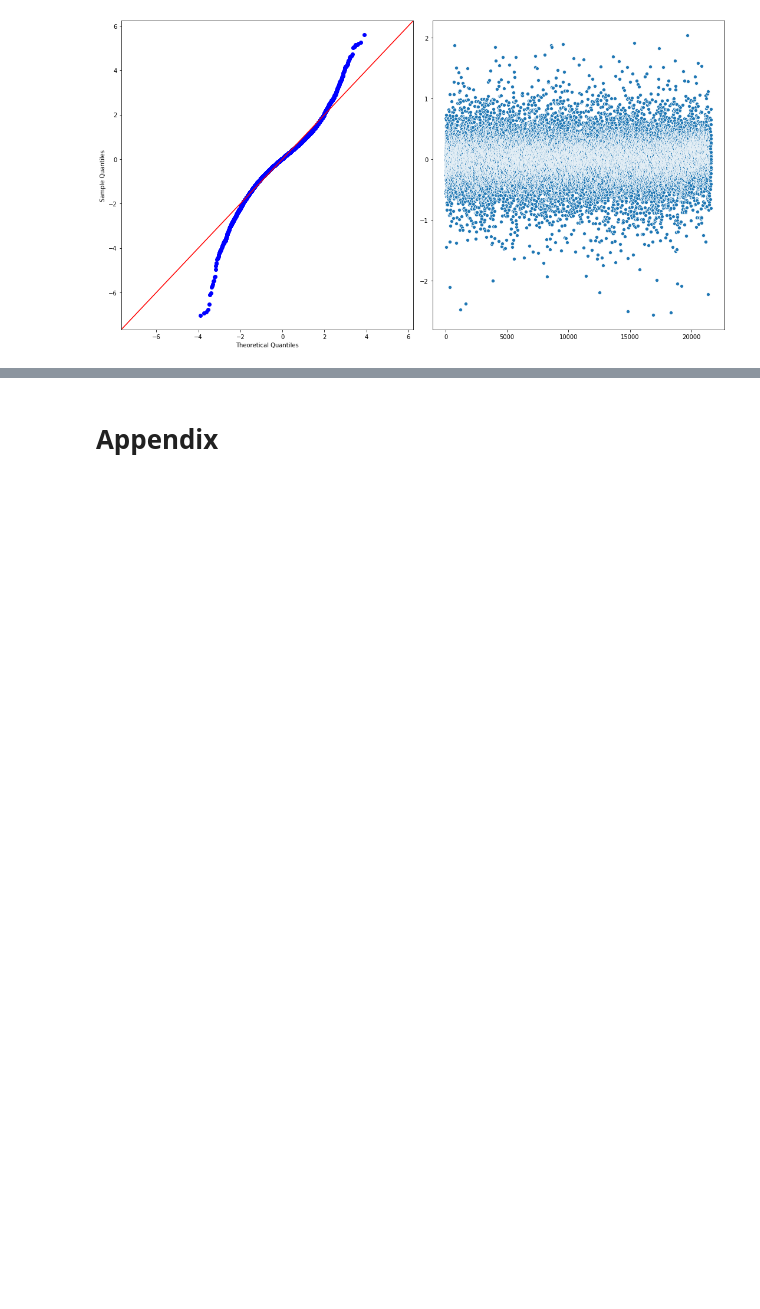
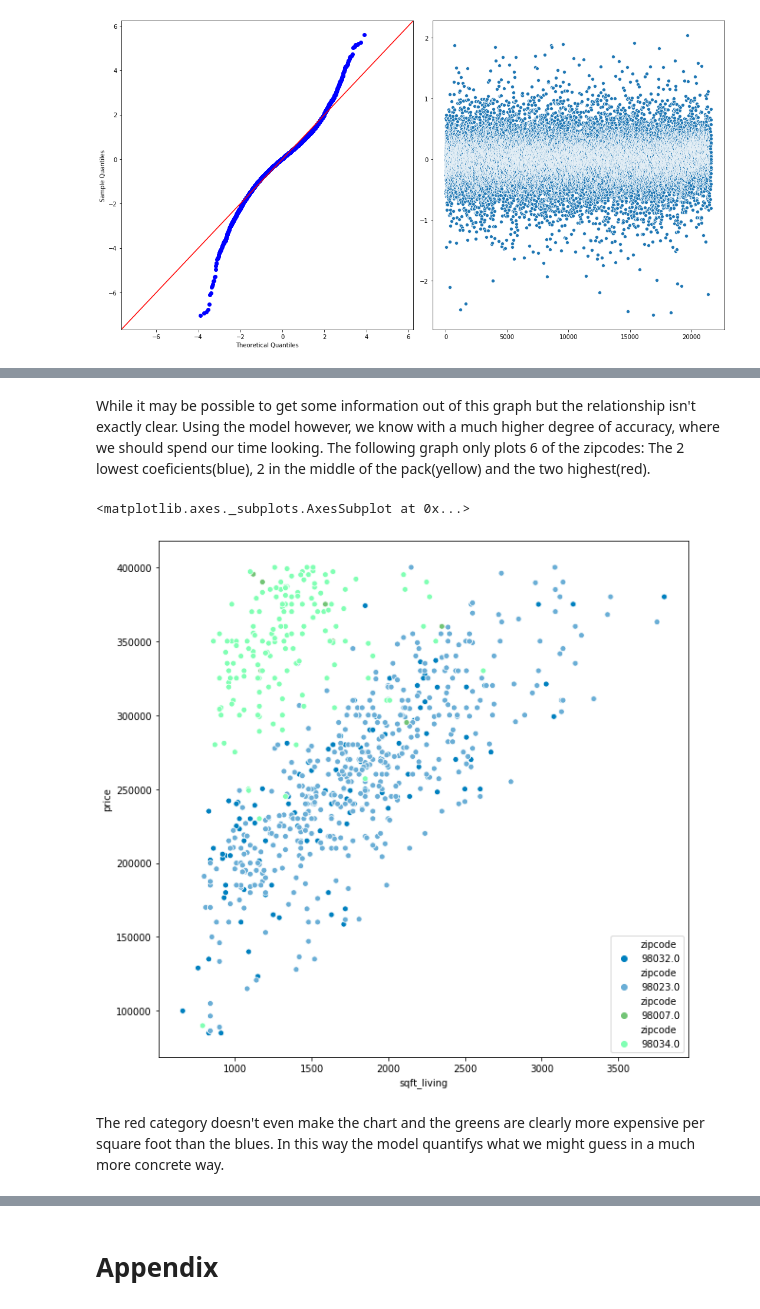
Before and after one commit to minthammock/dsc-mod-2-project-v2-1-onl01-dtsc-pt-041320, a Jupyter notebook: student.ipynb, the cells around one changed output, grey strips where cells are left out. Saved outputs shown, nothing was run; the diff lists cells and outputs as text; code cells hidden in the pictures; blank space fills up the shorter version.

```diff
--- a/student.ipynb
+++ b/student.ipynb
@@ -980,0 +963,33 @@ The final categorical variable was the zipcode in which the home resides. There
+# %% [markdown]
+While it may be possible to get some information out of this graph but the relationship isn't exactly clear. Using the model however, we know with a much higher degree of accuracy, where we should spend our time looking. The following graph only plots 6 of the zipcodes: The 2 lowest coeficients(blue), 2 in the middle of the pack(yellow) and the two highest(red).
+# %%
+plt.figure(figsize=(10,10))
+sns.scatterplot(x = dfPreprocessed['sqft_living'].loc[(dfPreprocessed['price'] < 400000)],
+                y = dfPreprocessed['price'].loc[(dfPreprocessed['price'] < 400000)],
+               hue = dfPreprocessed['zipcode'][dfPreprocessed['zipcode'] == 98032],
+               palette = 'winter')
+sns.scatterplot(x = dfPreprocessed['sqft_living'].loc[(dfPreprocessed['price'] < 400000)],
+                y = dfPreprocessed['price'].loc[(dfPreprocessed['price'] < 400000)],
+               hue = dfPreprocessed['zipcode'][dfPreprocessed['zipcode'] == 98023],
+               palette = 'Blues')
+sns.scatterplot(x = dfPreprocessed['sqft_living'].loc[(dfPreprocessed['price'] < 400000)],
+                y = dfPreprocessed['price'].loc[(dfPreprocessed['price'] < 400000)],
+               hue = dfPreprocessed['zipcode'][dfPreprocessed['zipcode'] == 98004],
+               palette = 'Greens')
+sns.scatterplot(x = dfPreprocessed['sqft_living'].loc[(dfPreprocessed['price'] < 400000)],
+                y = dfPreprocessed['price'].loc[(dfPreprocessed['price'] < 400000)],
+               hue = dfPreprocessed['zipcode'][dfPreprocessed['zipcode'] == 98039],
+               palette = 'rainbow')
+sns.scatterplot(x = dfPreprocessed['sqft_living'].loc[(dfPreprocessed['price'] < 400000)],
+                y = dfPreprocessed['price'].loc[(dfPreprocessed['price'] < 400000)],
+               hue = dfPreprocessed['zipcode'][dfPreprocessed['zipcode'] == 98007],
+               palette = 'Greens')
+sns.scatterplot(x = dfPreprocessed['sqft_living'].loc[(dfPreprocessed['price'] < 400000)],
+                y = dfPreprocessed['price'].loc[(dfPreprocessed['price'] < 400000)],
+               hue = dfPreprocessed['zipcode'][dfPreprocessed['zipcode'] == 98034],
+               palette = 'rainbow')
+# %% [output]
+<matplotlib.axes._subplots.AxesSubplot at 0x...>
+[figure, added]
+# %% [markdown]
+The red category doesn't even make the chart and the greens are clearly more expensive per square foot than the blues. In this way the model quantifys what we might guess in a much more concrete way.
```
Also changed, not shown: parts of 18 cells of this notebook.
